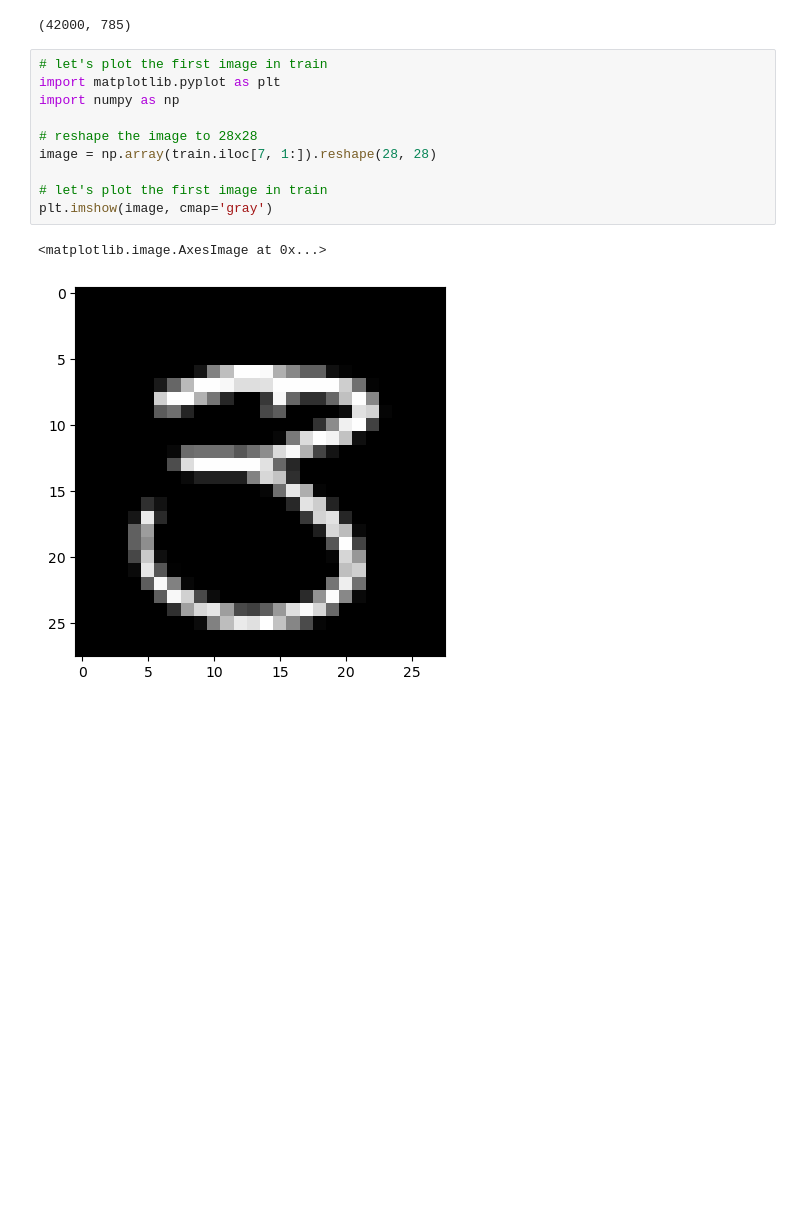
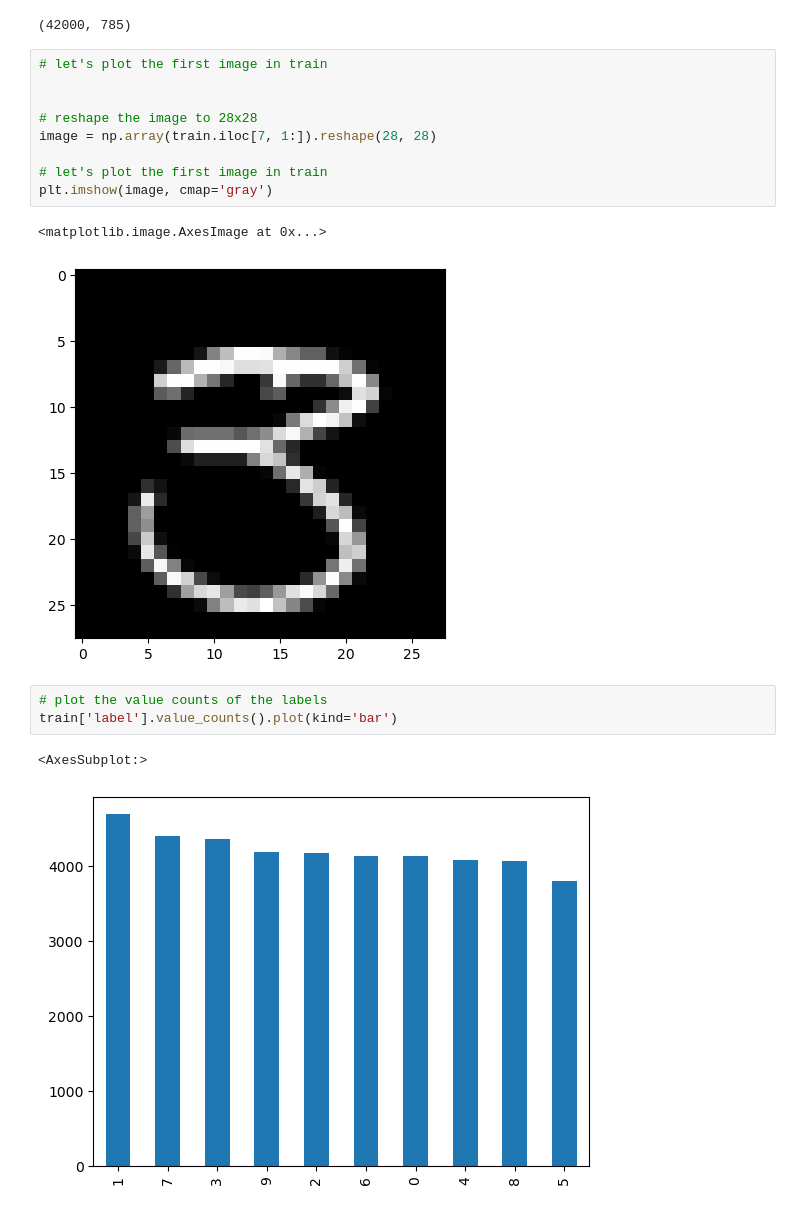
Before and after one commit to osamja/kaggle-notebooks, a Jupyter notebook: digit-recognizer.ipynb, the cells around one changed output. Saved outputs shown, nothing was run; the diff lists cells and outputs as text; blank space fills up the shorter version.

```diff
--- a/digit-recognizer.ipynb
+++ b/digit-recognizer.ipynb
@@ -23,8 +27,7 @@ train.shape
 (42000, 785)
 # %%
 # let's plot the first image in train
-import matplotlib.pyplot as plt
-import numpy as np
+
 
 # reshape the image to 28x28
 image = np.array(train.iloc[7, 1:]).reshape(28, 28)
@@ -34,3 +37,9 @@ plt.imshow(image, cmap='gray')
 # %% [output]
 <matplotlib.image.AxesImage at 0x...>
 [figure]
+# %%
+# plot the value counts of the labels
+train['label'].value_counts().plot(kind='bar')
+# %% [output]
+<AxesSubplot:>
+[figure, added]
```
Also changed, not shown: parts of 31 cells of this notebook, 1 other file.
